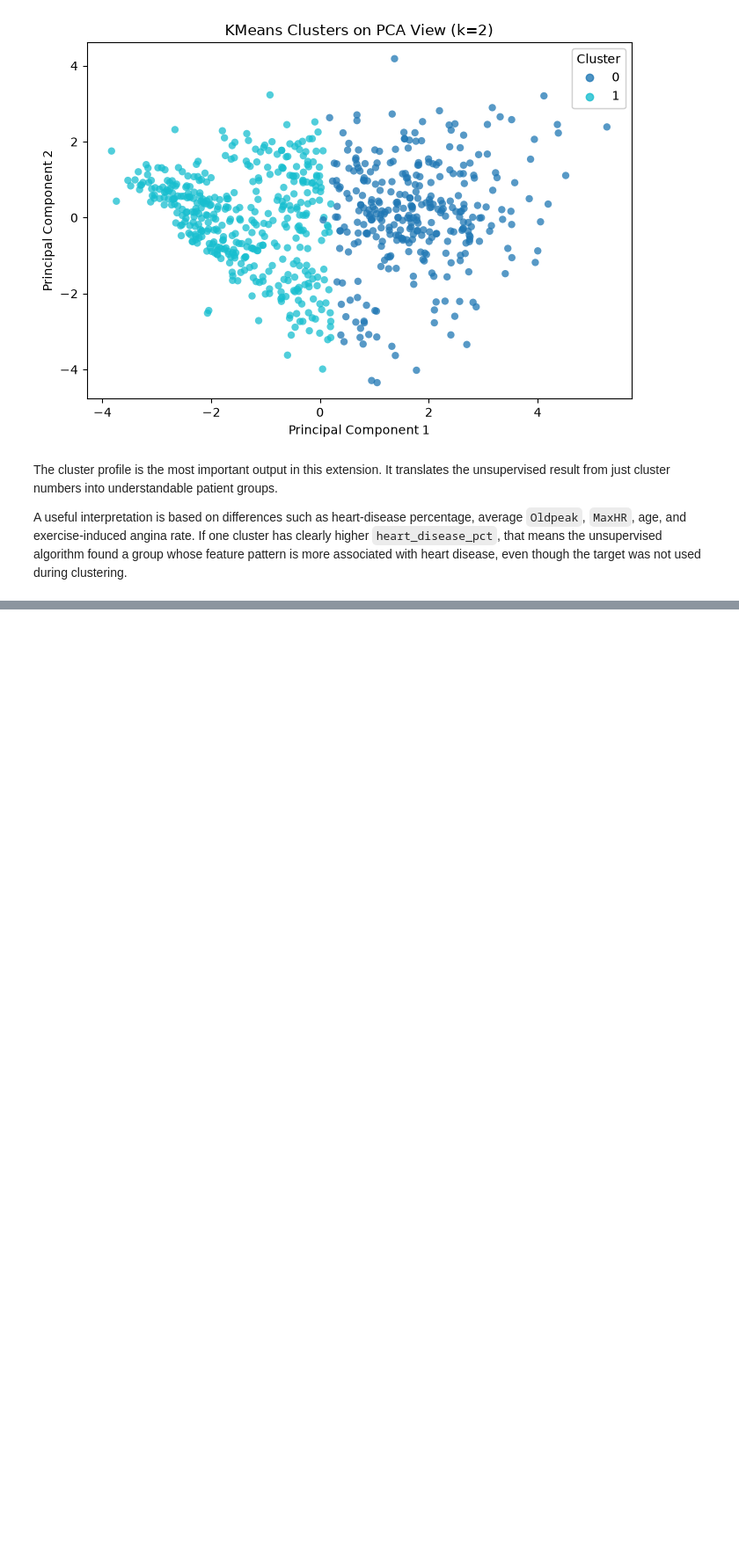
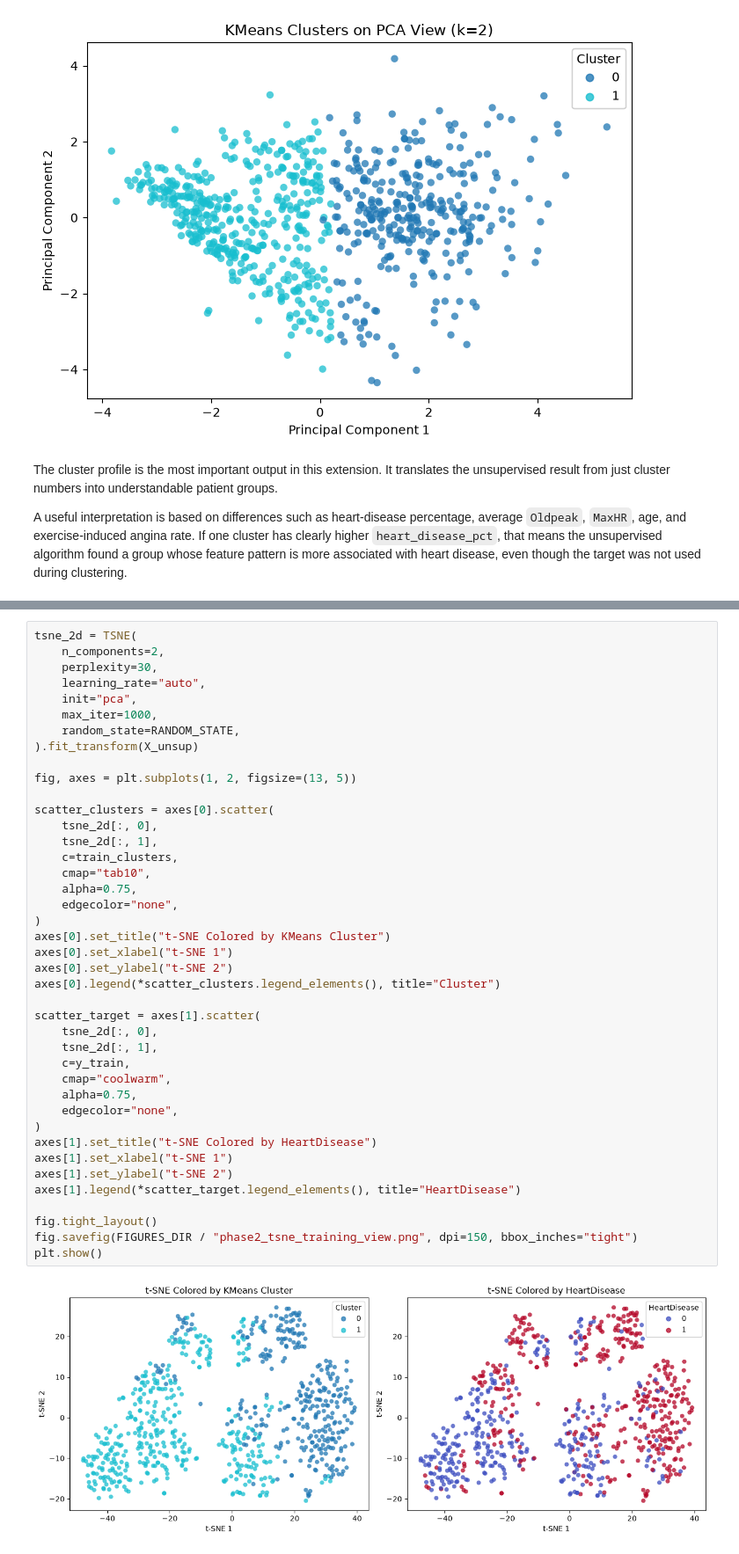
Before and after one commit to AhmadKhdair/BinX-AI-ML-Internship, a Jupyter notebook: week-5/d5/Heart_Disease_Classification_Final.ipynb, the cells around one changed output, grey strips where cells are left out. Shown at 88% size. Saved outputs shown, nothing was run; the diff lists cells and outputs as text; blank space fills up the shorter version.

```diff
--- a/week-5/d5/Heart_Disease_Classification_Final.ipynb
+++ b/week-5/d5/Heart_Disease_Classification_Final.ipynb
@@ -847,0 +1130,43 @@ A useful interpretation is based on differences such as heart-disease percentage
+# %%
+tsne_2d = TSNE(
+    n_components=2,
+    perplexity=30,
+    learning_rate="auto",
+    init="pca",
+    max_iter=1000,
+    random_state=RANDOM_STATE,
+).fit_transform(X_unsup)
+
+fig, axes = plt.subplots(1, 2, figsize=(13, 5))
+
+scatter_clusters = axes[0].scatter(
+    tsne_2d[:, 0],
+    tsne_2d[:, 1],
+    c=train_clusters,
+    cmap="tab10",
+    alpha=0.75,
+    edgecolor="none",
+)
+axes[0].set_title("t-SNE Colored by KMeans Cluster")
+axes[0].set_xlabel("t-SNE 1")
+axes[0].set_ylabel("t-SNE 2")
+axes[0].legend(*scatter_clusters.legend_elements(), title="Cluster")
+
+scatter_target = axes[1].scatter(
+    tsne_2d[:, 0],
+    tsne_2d[:, 1],
+    c=y_train,
+    cmap="coolwarm",
+    alpha=0.75,
+    edgecolor="none",
+)
+axes[1].set_title("t-SNE Colored by HeartDisease")
+axes[1].set_xlabel("t-SNE 1")
+axes[1].set_ylabel("t-SNE 2")
+axes[1].legend(*scatter_target.legend_elements(), title="HeartDisease")
+
+fig.tight_layout()
+fig.savefig(FIGURES_DIR / "phase2_tsne_training_view.png", dpi=150, bbox_inches="tight")
+plt.show()
+# %% [output]
+[figure, added]
```
Also changed, not shown: parts of 16 cells of this notebook, 34 other files.
